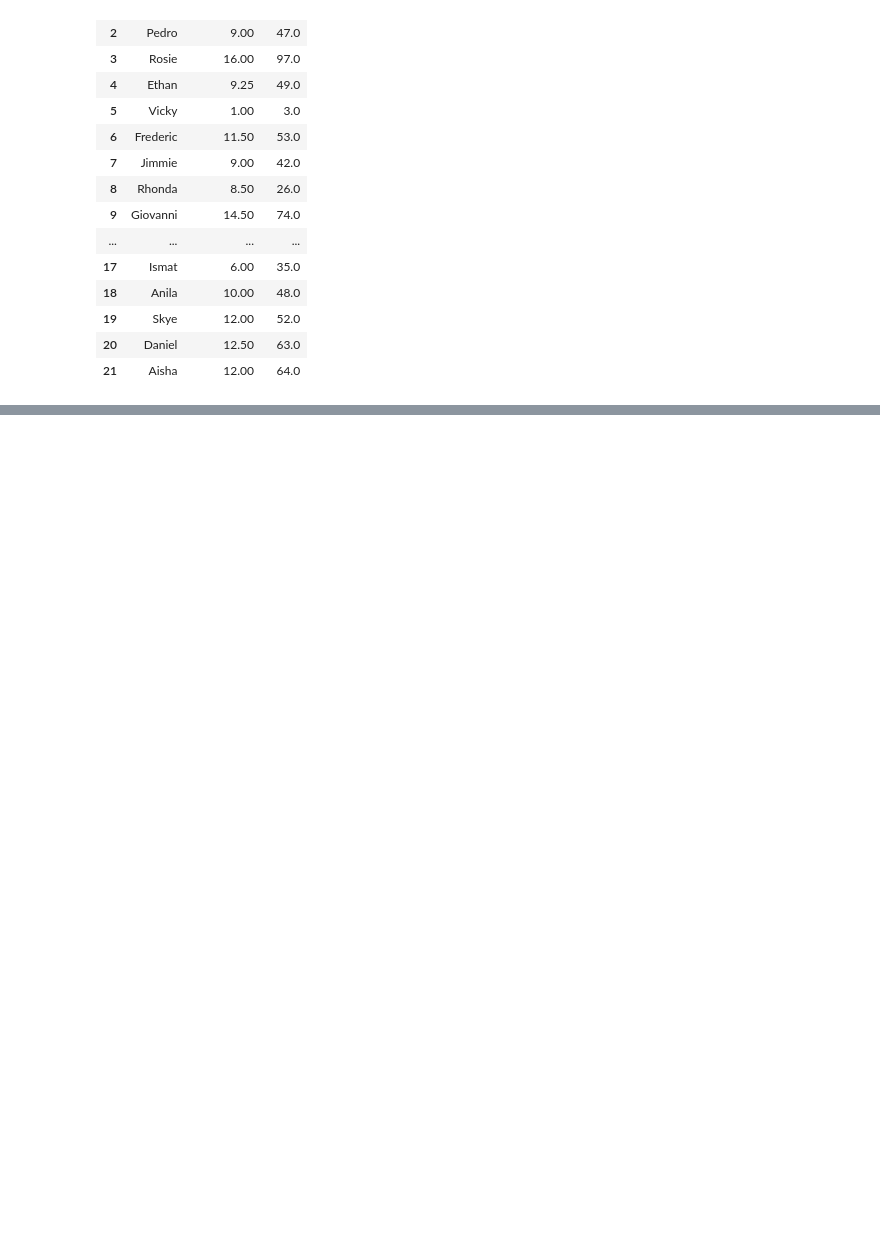
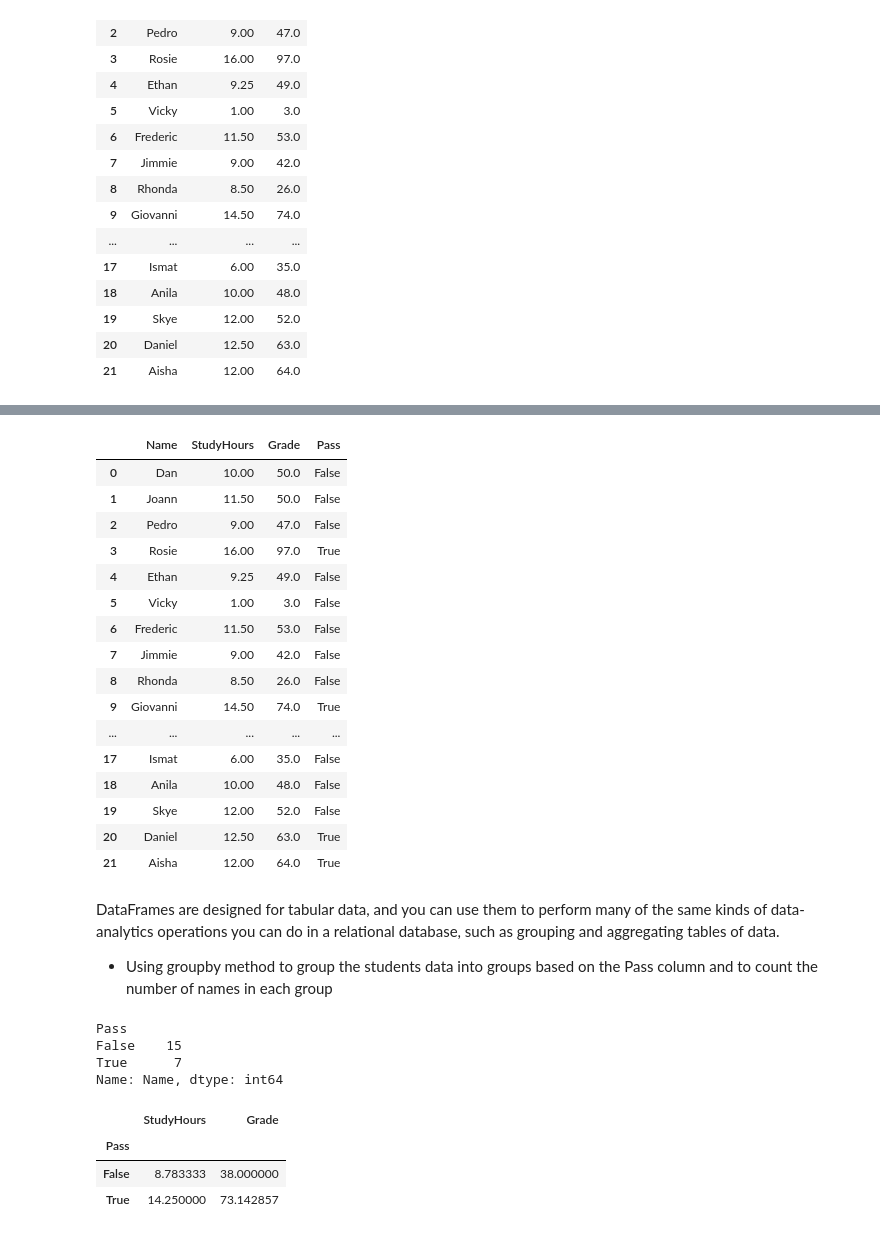
Before and after one commit to cglima/explorar-analisar-dados-com-python, a Jupyter notebook: exploring-data-with-python.ipynb, the cells around one changed output, grey strips where cells are left out. Saved outputs shown, nothing was run; the diff lists cells and outputs as text; code cells hidden in the pictures; blank space fills up the shorter version.

Commit message:
exploring data in the dataframe

```diff
--- a/exploring-data-with-python.ipynb
+++ b/exploring-data-with-python.ipynb
@@ -274,0 +323,42 @@ df_students
+# %%
+passes = pd.Series(df_students['Grade'] >= 60)
+df_students = pd.concat([df_students, passes.rename("Pass")], axis=1)
+df_students
+# %% [output]
+|  | Name | StudyHours | Grade | Pass |
+| 0 | Dan | 10.00 | 50.0 | False |
+| 1 | Joann | 11.50 | 50.0 | False |
+| 2 | Pedro | 9.00 | 47.0 | False |
+| 3 | Rosie | 16.00 | 97.0 | True |
+| 4 | Ethan | 9.25 | 49.0 | False |
+| 5 | Vicky | 1.00 | 3.0 | False |
+| 6 | Frederic | 11.50 | 53.0 | False |
+| 7 | Jimmie | 9.00 | 42.0 | False |
+| 8 | Rhonda | 8.50 | 26.0 | False |
+| 9 | Giovanni | 14.50 | 74.0 | True |
+| ... | ... | ... | ... | ... |
+| 17 | Ismat | 6.00 | 35.0 | False |
+| 18 | Anila | 10.00 | 48.0 | False |
+| 19 | Skye | 12.00 | 52.0 | False |
+| 20 | Daniel | 12.50 | 63.0 | True |
+| 21 | Aisha | 12.00 | 64.0 | True |
+# %% [markdown]
+DataFrames are designed for tabular data, and you can use them to perform many of the same kinds of data-analytics operations you can do in a relational database, such as grouping and aggregating tables of data.
+
+- Using groupby method to group the students data into groups based on the Pass column and to count the number of names in each group
+# %%
+# how many students passed or failed
+df_students.groupby(df_students.Pass).Name.count()
+# %% [output]
+Pass
+False    15
+True      7
+Name: Name, dtype: int64
+# %%
+# the mean study time and grade for the groups of students who passed and failed the course
+df_students.groupby(df_students.Pass)[['StudyHours', 'Grade']].mean()
+# %% [output]
+|  | StudyHours | Grade |
+| Pass |  |  |
+| False | 8.783333 | 38.000000 |
+| True | 14.250000 | 73.142857 |
```
Also changed, not shown: parts of 9 cells of this notebook.
